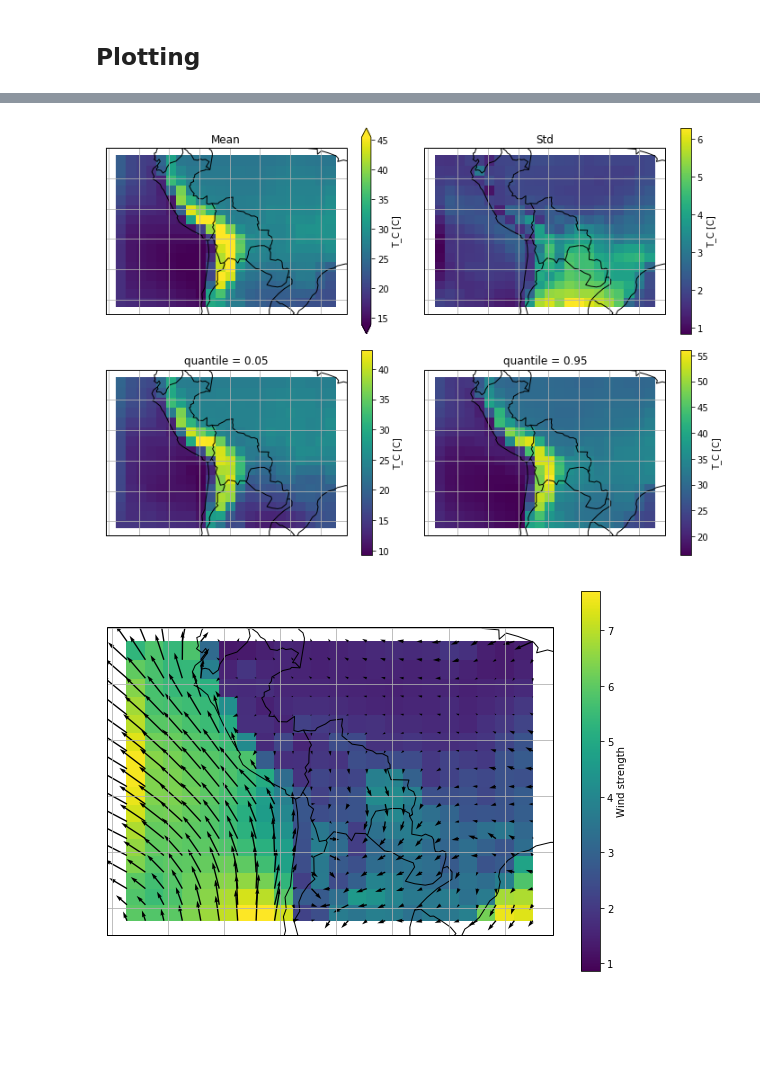
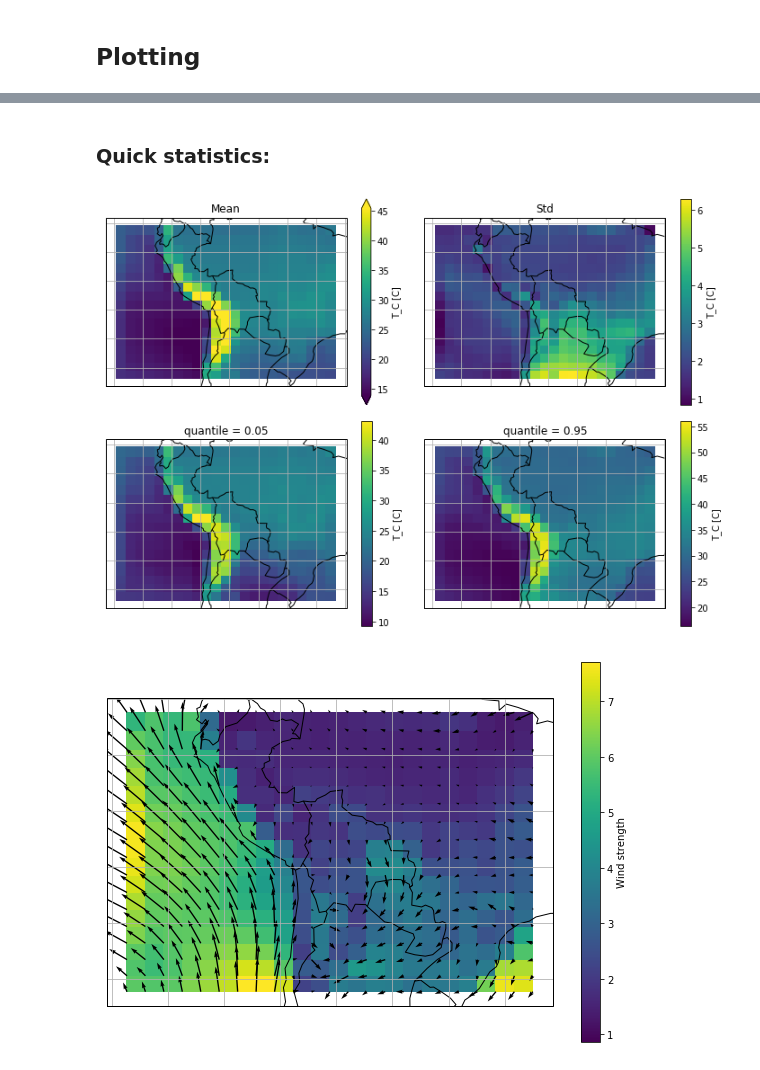
Before and after one commit to daliagachc/negi-stuff, a Jupyter notebook: negi_stuff/presentations/intro_jlab/02-_sub_Sara.ipynb, the cells around one changed output, grey strips where cells are left out. Saved outputs shown, nothing was run; the diff lists cells and outputs as text; code cells hidden in the pictures; blank space fills up the shorter version.

```diff
--- a/negi_stuff/presentations/intro_jlab/02-_sub_Sara.ipynb
+++ b/negi_stuff/presentations/intro_jlab/02-_sub_Sara.ipynb
@@ -29,0 +69,6 @@ Data variables:
+# %%
+# Initially just a number, I want the actual latitude!
+ds['south_north'] = ds.XLAT[:,0]
+ds['west_east']=ds.XLONG[0,:]
+# Rename them!
+ds=ds.rename({'south_north':'lat','west_east':'lon'})
@@ -39,9 +89,5 @@ P, V, U, T = 'P','V','U','T'
 
 #this is potential temperature in C
 T_C = 'T_C'
-# %%
-# lets process potential temperature into C
-ds[T_C] = ds[T] + 300 - 273
-ds[T_C] = ds[T_C].assign_attrs({'units': 'C'})
 # %% [markdown]
 ## Plotting
@@ -49,0 +113,15 @@ ds[T_C] = ds[T_C].assign_attrs({'units': 'C'})
+# %%
+f,ax = plt.subplots(subplot_kw={'projection':cy.crs.PlateCarree()})
+_ds = ds[{ilev:0}]
+_dm = _ds[WS].mean(time, keep_attrs=True)
+_dm.plot.pcolormesh(cmap = plt.get_cmap('Reds'),ax=ax,
+    transform=cy.crs.PlateCarree(),
+    levels = 6
+)
+ax.set_title('BT:0; Mean over Time')
+ax.coastlines()
+
+gl = ax.gridlines(draw_labels=True)
+gl.xlabels_top = False
+gl.ylabels_right = False
+ax.add_feature(cy.feature.BORDERS);
@@ -50,20 +130,31 @@ ds[T_C] = ds[T_C].assign_attrs({'units': 'C'})
+# %% [markdown]
+### Quick statistics:
 # %%
 import cartopy.crs as ccrs
+import cartopy as cy
 fig, axsm = plt.subplots(2,2, figsize=[10,7], subplot_kw={'projection':ccrs.PlateCarree()})
 axs = axsm.flatten()
-_ds = ds[T_C][{BT:0}]
-_ds.mean(time, keep_attrs=True).plot(x=lon, y=lat,ax=axs[0], transform=ccrs.PlateCarree(), robust=True)
+_ds = ds[T_C][{ilev:0}]
+_ds.mean(time, keep_attrs=True).plot(ax=axs[0],
+                                     transform=ccrs.PlateCarree(),
+                                     robust=True)
 axs[0].set_title('Mean')
-_ds.std(time, keep_attrs=True).plot(x=lon, y=lat,ax=axs[1], transform=ccrs.PlateCarree())#, robust=True)
+_ds.std(time, keep_attrs=True).plot(ax=axs[1],
+                                    transform=ccrs.PlateCarree())#, robust=True)
 axs[1].set_title('Std')
-_ds.quantile(0.05, dim=time, keep_attrs=True).plot(x=lon, y=lat,ax=axs[2], transform=ccrs.PlateCarree())#, robust=True)
-_ds.quantile(0.95, dim=time, keep_attrs=True).plot(x=lon, y=lat,ax=axs[3], transform=ccrs.PlateCarree())#, robust=True)
+_ds.quantile(0.05, dim=time, keep_attrs=True).plot(ax=axs[2],
+                                                   transform=ccrs.PlateCarree())#, robust=True)
+_ds.quantile(0.95, dim=time, keep_attrs=True).plot(ax=axs[3],
+                                                   transform=ccrs.PlateCarree())#, robust=True)
 for ax in axs:
     ax.coastlines()
     gl = ax.gridlines()
     ax.add_feature(cy.feature.BORDERS);
+    gl.xlabels_top = False
+    gl.ylabels_right = False
+
 plt.tight_layout()
 # %% [output]
-[figure, old version]
+[figure, new version]
 # %%
 import cartopy.crs as ccrs
```
Also changed, not shown: parts of 53 cells of this notebook, 1 other file.
